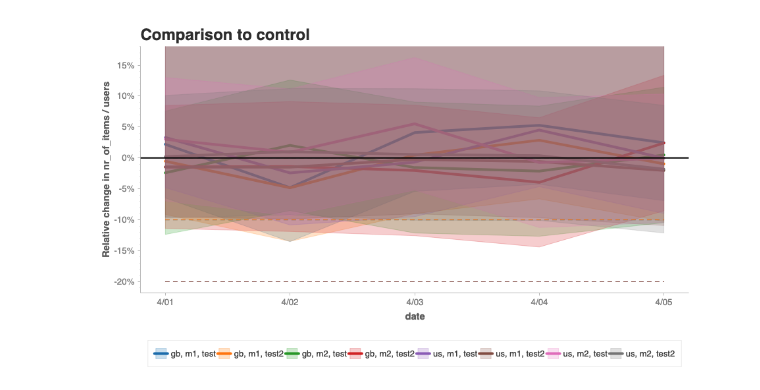
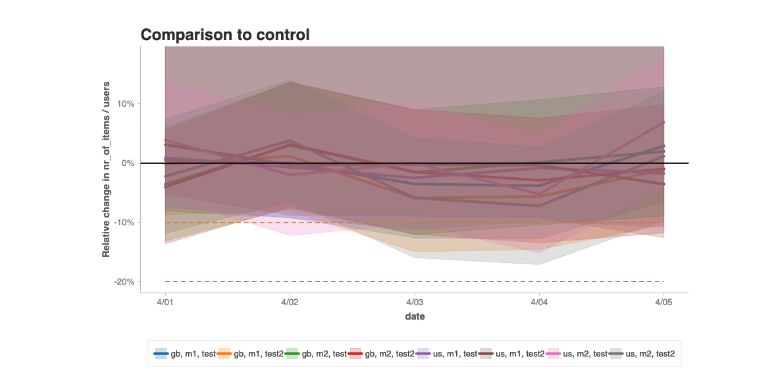
Before and after one commit to spotify/confidence, a Jupyter notebook: examples/Confidence Examples - Sequential.ipynb, the cells around one changed output. Cells and saved outputs as stored; diff of their text form; code cells hidden in the pictures.

```diff
--- a/examples/Confidence Examples - Sequential.ipynb
+++ b/examples/Confidence Examples - Sequential.ipynb
@@ -133,6 +133,10 @@ data = pd.DataFrame(
                         None, None, None,
                         None, None, None,
                         None, None, None]})
+
+final_sample_size_by_group = data.groupby(['date', 'country', 'metric'])[['users']].apply(sum).groupby(['country', 'metric']).max()
+data = data.assign(final_sample_size=lambda df: df.apply(
+    lambda row: final_sample_size_by_group.loc[(row['country'], row['metric'])] ,axis=1))
 # %%
 test = spotify_confidence.ZTest(
     data,
@@ -172,12 +175,12 @@ test.multiple_difference(
 # %%
 test.multiple_difference_plot(
     level='control',
     groupby=['date', 'country', 'metric'],
     level_as_reference=True,
-    final_expected_sample_size=final_sample_size,
+    final_expected_sample_size_column='final_sample_size',
     non_inferiority_margins = True,
     absolute = False,
     use_adjusted_intervals=True
 ).show('png')
 # %% [output]
-[figure, old version]
+[figure, new version]
```
Also changed, not shown: parts of 1 cell of this notebook, 5 other files.
